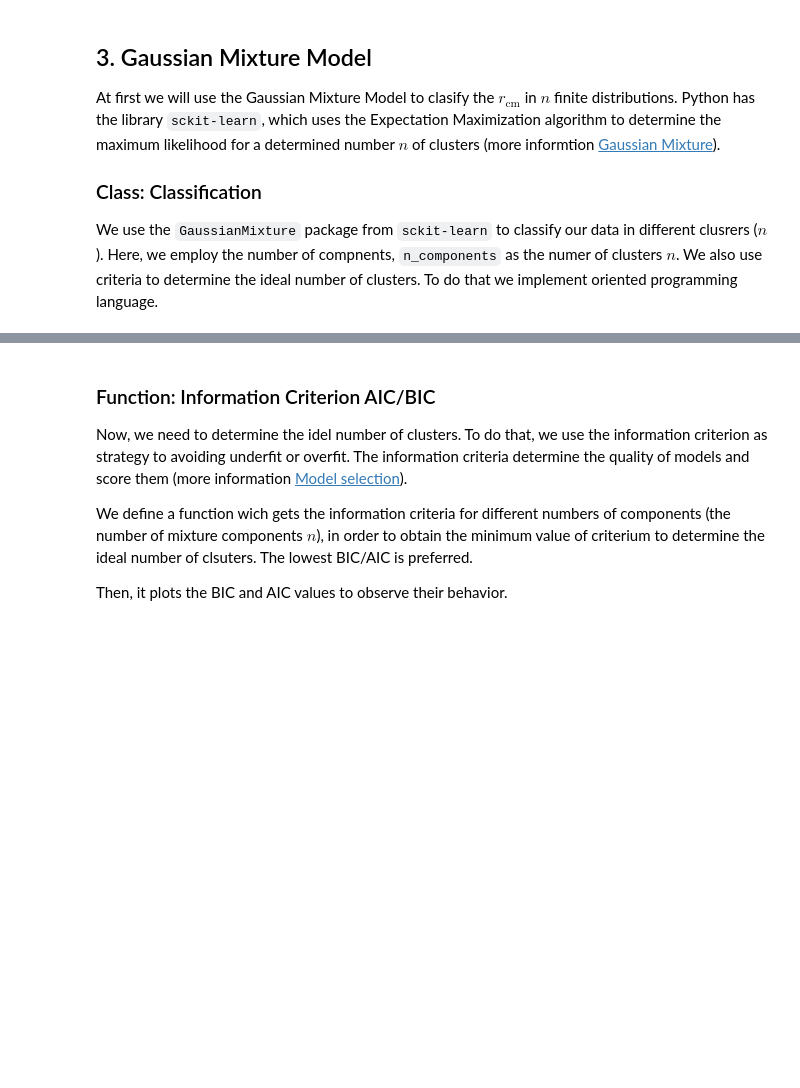
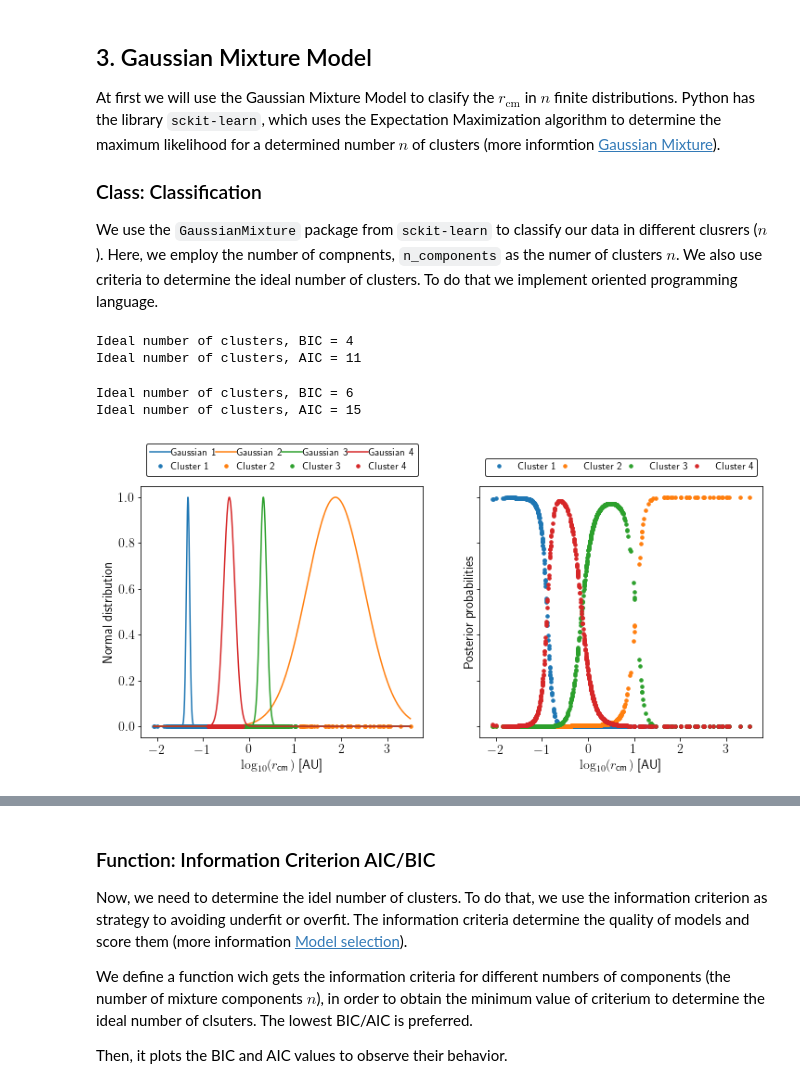
Before and after one commit to fjbautistas/Mixture_Gaussian_CM_of_Planets, a Jupyter notebook: Clasification.ipynb, the cells around one changed output, grey strips where cells are left out. Saved outputs shown, nothing was run; the diff lists cells and outputs as text; code cells hidden in the pictures; blank space fills up the shorter version.

Commit message:
inclusion of the BIC and AIC criteria in the class

```diff
--- a/Clasification.ipynb
+++ b/Clasification.ipynb
@@ -222,3 +222,38 @@ At first we will use the Gaussian Mixture Model to clasify the $r_\text{cm}$ in
 ### Class: Classification
 
 We use the `GaussianMixture` package from `sckit-learn` to classify our data in different clusrers ($n$). Here, we employ the number of compnents, `n_components` as the numer of clusters $n$. We also use criteria to determine the ideal number of clusters. To do that we implement oriented programming language.
+# %%
+# data is a DataFrame with the previous column Center_of_Mass.
+# if log=True, it will take the log_10 of the variable in the DataFrame.
+
+class classification:
+
+    def __init__(self, data, log=False):
+        if log==True:
+            self.data=np.reshape(np.log10(data.Center_of_Mass.values),(-1,1))
+            self.name=r'$\log_{10}(r_\text{cm})$ [AU]'
+        else:
+            self.data=np.reshape(data.Center_of_Mass.values,(-1,1))
+            self.name=r'$r_\text{cm}$ [AU]'
+
+    def GMM(self, n_components):
+        self.n = n_components
+        self.gmm = GaussianMixture(self.n, covariance_type='full', random_state=0)
+        self.gmm.fit(self.data)
+        self.cluster_label = self.gmm.predict(self.data)
+
+    def inf_criteria(self, times):
+        self.bic, self.aic = [], []
+        for i in range(times):
+            i += 1
+            self.GMM(i)
+            self.bic.append(self.gmm.bic(self.data)); self.aic.append(self.gmm.aic(self.data))
+
+        print('Ideal number of clusters, BIC = '+str(self.bic.index(min(self.bic))+1))
+        print('Ideal number of clusters, AIC = '+str(self.aic.index(min(self.aic))+1))
+# %%
+AA = classification(CoM, True)
+AA.inf_criteria(30)
+# %% [output]
+Ideal number of clusters, BIC = 4
+Ideal number of clusters, AIC = 11
@@ -225 +286,12 @@ We use the `GaussianMixture` package from `sckit-learn` to classify our data in
+# %%
+b = inf_criterion(15, CoM, False)
+# %% [output]
+Ideal number of clusters, BIC = 6
+Ideal number of clusters, AIC = 15
+# %%
+AA = classification(CoM, True)
+AA.GMM(4)
+AA.clusters_plot(True,"GMM-4")
+# %% [output]
+[figure, added]
 # %%
```
Also changed, not shown: parts of 14 cells of this notebook.
